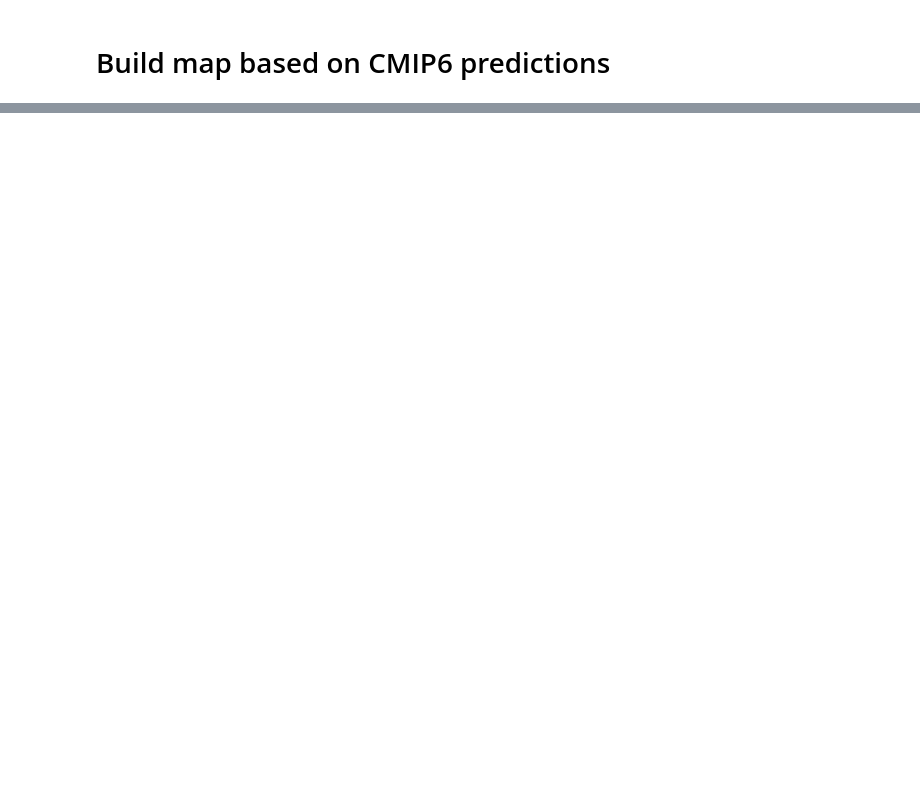
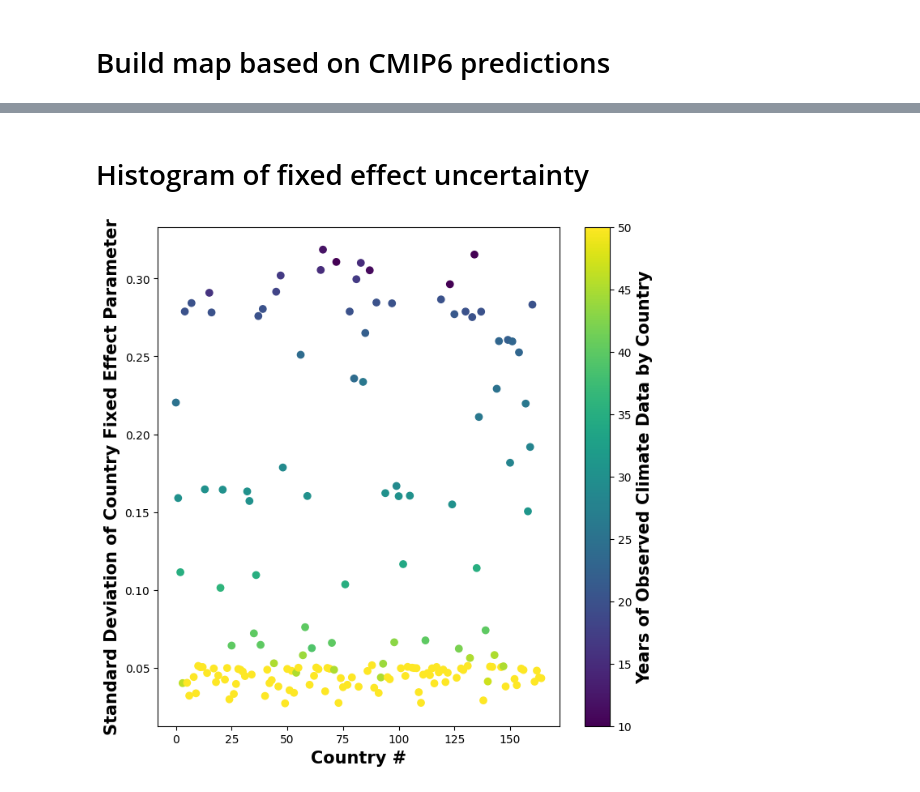
Before and after one commit to greenguy33/environmental-bayesian-modeling, a Jupyter notebook: notebooks/Burke_paper_reproduction.ipynb, the cells around one changed output, grey strips where cells are left out. Drawn from its saved outputs; the diff is of its cells as text; code cells hidden in the pictures; blank space fills up the shorter version.

```diff
--- a/notebooks/Burke_paper_reproduction.ipynb
+++ b/notebooks/Burke_paper_reproduction.ipynb
@@ -446,0 +565,23 @@ KSV not found in ISO3
+# %% [markdown]
+# Histogram of fixed effect uncertainty
+# %%
+country_coef_std = []
+country_temp_std = []
+for index, country in enumerate(ordered_country_list):
+    if index == 0:
+        # country_coef_std.append(np.std(bayes_intercept_full))
+        continue
+    else:
+        country_coef_std.append(np.std(bayes_country_coefs_full[index-1] + bayes_intercept_full))
+        country_temp_std.append(len(data.loc[(data.iso == country)]["UDel_temp_popweight"]))
+fig, axis = plt.subplots(1,1, figsize=(8,8))
+points = axis.scatter(range(len(country_coef_std)), country_coef_std, c=country_temp_std)
+cbar = fig.colorbar(points)
+cbar.set_label("Years of Observed Climate Data by Country", weight="bold", size=15)
+axis.set_ylabel("Standard Deviation of Country Fixed Effect Parameter", weight="bold")
+axis.set_xlabel("Country #", weight="bold")
+axis.xaxis.label.set_size(15)
+axis.yaxis.label.set_size(15)
+plt.savefig("../figures/fig3_part2_no_labels.eps", format="eps", dpi=1000)
+# %% [output]
+[figure, added]
```
Also changed, not shown: parts of 22 cells of this notebook, 22 other files.
